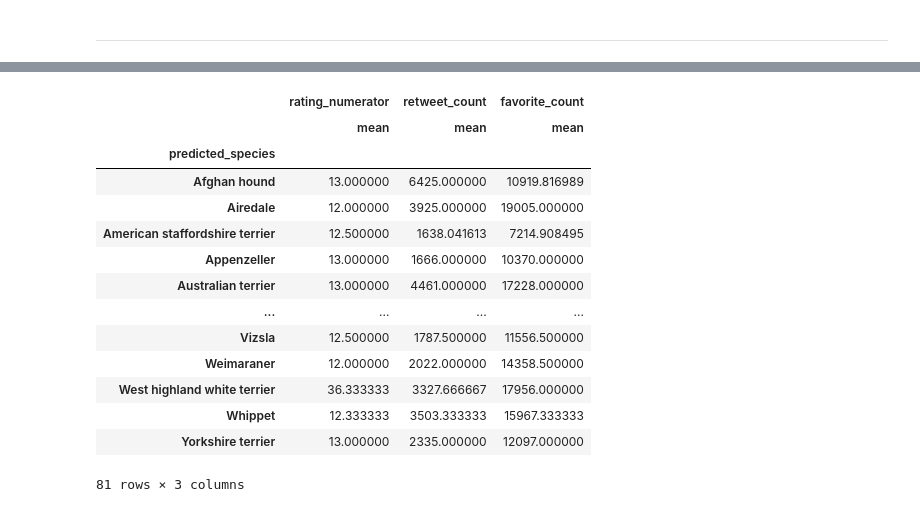
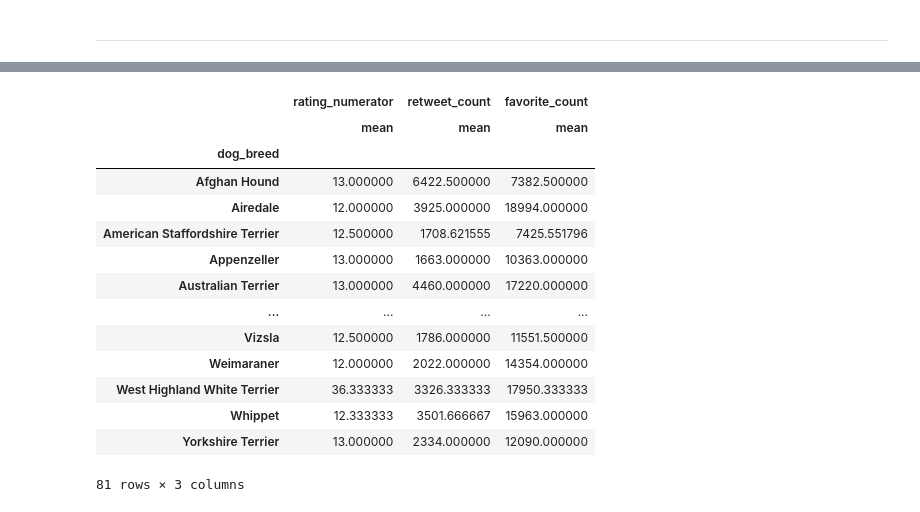
Before and after one commit to kurosakiaduma/weratedogs, a Jupyter notebook: wrangle_act.ipynb, the cells around one changed output, grey strips where cells are left out. Saved outputs shown, nothing was run; the diff lists cells and outputs as text; code cells hidden in the pictures.

```diff
--- a/wrangle_act.ipynb
+++ b/wrangle_act.ipynb
@@ -1180,6 +1239,8 @@ df_copy_arch[df_copy_arch.favorite_count == 0]
 # %%
-mean_rtw = df_copy_arch.retweet_count.mean()
-mean_ftw = df_copy_arch.favorite_count.mean()
+#Here's the mean for the retweet_count
+mean_rtw = df_copy_master.retweet_count.mean()
+#Here's the mean for the favorite_count
+mean_ftw = df_copy_master.favorite_count.mean()
 # %%
 display(mean_rtw, mean_ftw)
 # %% [output]
@@ -1226,0 +1251,4 @@ Test
+# %%
+#replace all missing values with the mean
+df_copy_master.retweet_count.fillna(mean_rtw, inplace=True)
+df_copy_master.favorite_count.fillna(mean_ftw, inplace=True)
@@ -1230,5 +1378,5 @@ print(allWords)
 # %%
-df_tw_arch = df_copy_arch.copy()
+df_master = df_copy_master.copy()
 # %% [markdown]
 <hr>
 # %% [markdown]
@@ -1256,4 +1407,4 @@ Name: predicted_species, Length: 111, dtype: int64
 # %%
-df_engagements = df_tw_arch.query('not predicted_species.isna()').loc[:, ['predicted_species', 'timestamp', 'rating_numerator', 'retweet_count', 'favorite_count']]
+df_engagements = df_master.query('not dog_breed.isna()').loc[:, ['dog_breed', 'timestamp', 'rating_numerator', 'retweet_count', 'favorite_count']]
 df_engagements.head()
 # %% [output]
@@ -1384,20 +1650,21 @@ df_2017
 306 rows × 5 columns
 # %%
-df_agg_stats_17 =df_2017.groupby('predicted_species')[['rating_numerator', 'retweet_count', 'favorite_count']].agg([np.mean])
+# Group the data by dog_breed while obtaining averages of the rating, retweets and favorites
+df_agg_stats_17 =df_2017.groupby('dog_breed')[['rating_numerator', 'retweet_count', 'favorite_count']].agg([np.mean])
 df_agg_stats_17
 # %% [output]
 |  | rating_numerator | retweet_count | favorite_count |
 |  | mean | mean | mean |
-| predicted_species |  |  |  |
-| Afghan hound | 13.000000 | 6425.000000 | 10919.816989 |
-| Airedale | 12.000000 | 3925.000000 | 19005.000000 |
-| American staffordshire terrier | 12.500000 | 1638.041613 | 7214.908495 |
-| Appenzeller | 13.000000 | 1666.000000 | 10370.000000 |
-| Australian terrier | 13.000000 | 4461.000000 | 17228.000000 |
+| dog_breed |  |  |  |
+| Afghan Hound | 13.000000 | 6422.500000 | 7382.500000 |
+| Airedale | 12.000000 | 3925.000000 | 18994.000000 |
+| American Staffordshire Terrier | 12.500000 | 1708.621555 | 7425.551796 |
+| Appenzeller | 13.000000 | 1663.000000 | 10363.000000 |
+| Australian Terrier | 13.000000 | 4460.000000 | 17220.000000 |
 | ... | ... | ... | ... |
-| Vizsla | 12.500000 | 1787.500000 | 11556.500000 |
-| Weimaraner | 12.000000 | 2022.000000 | 14358.500000 |
-| West highland white terrier | 36.333333 | 3327.666667 | 17956.000000 |
-| Whippet | 12.333333 | 3503.333333 | 15967.333333 |
-| Yorkshire terrier | 13.000000 | 2335.000000 | 12097.000000 |
+| Vizsla | 12.500000 | 1786.000000 | 11551.500000 |
+| Weimaraner | 12.000000 | 2022.000000 | 14354.000000 |
+| West Highland White Terrier | 36.333333 | 3326.333333 | 17950.333333 |
+| Whippet | 12.333333 | 3501.666667 | 15963.000000 |
+| Yorkshire Terrier | 13.000000 | 2334.000000 | 12090.000000 |
 81 rows × 3 columns
```
Also changed, not shown: parts of 344 cells of this notebook, 12 other files.
